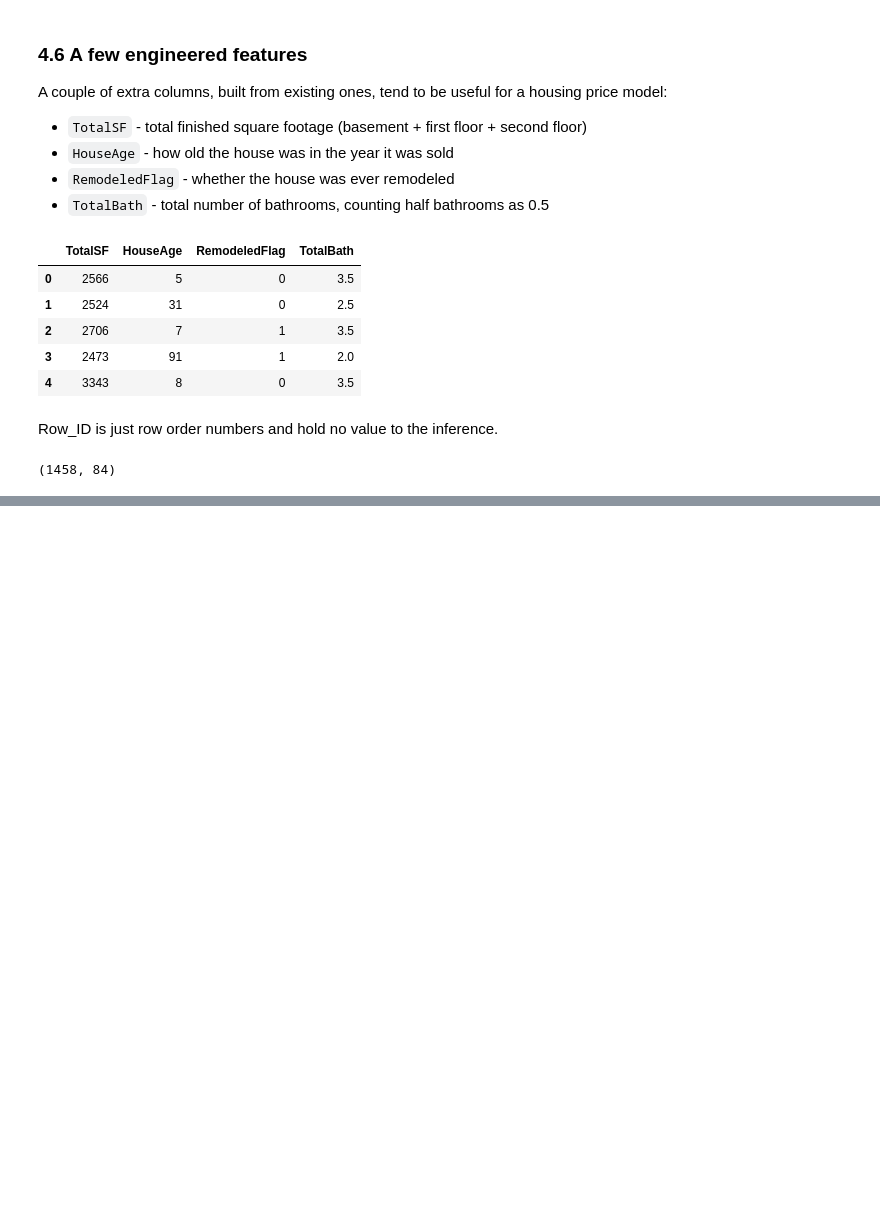
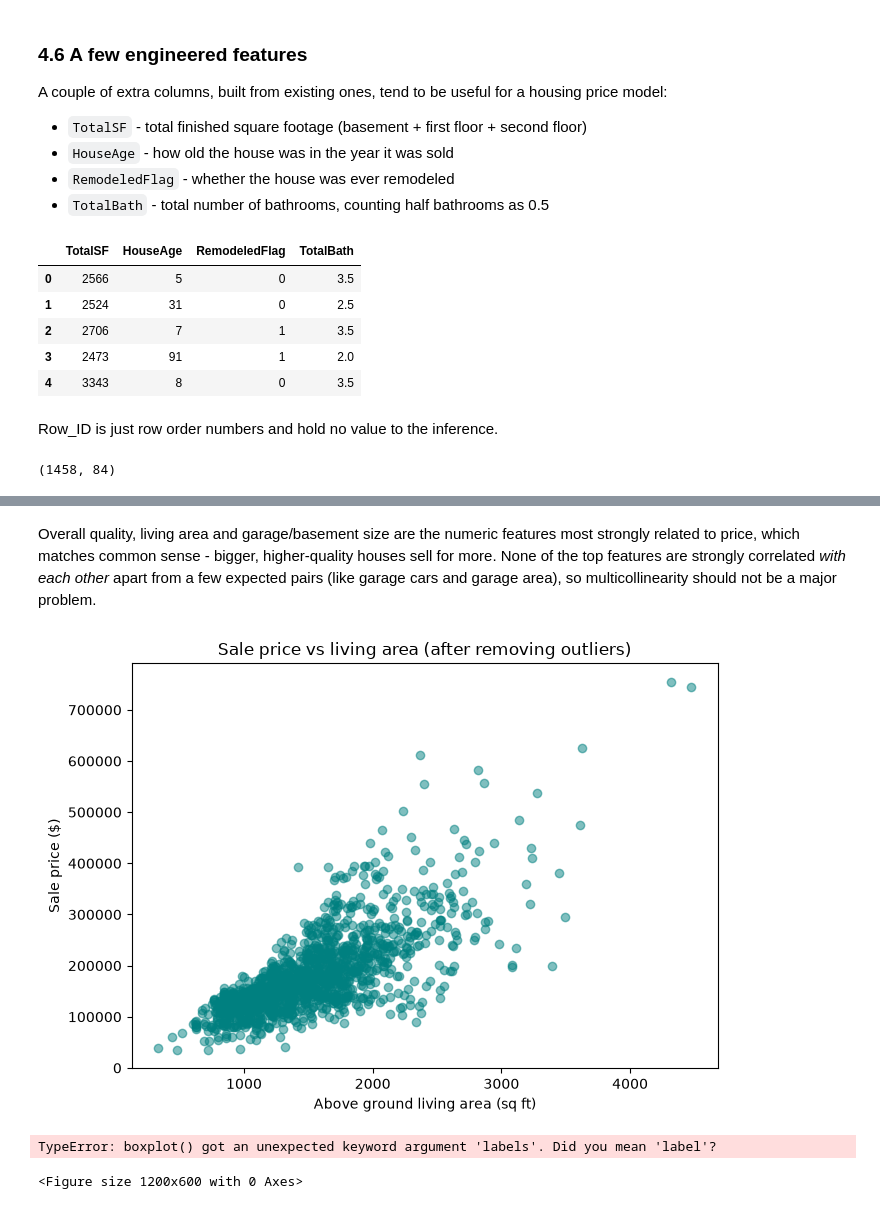
Before and after one commit to Majid-ctrl/Ames-Housing-Data-Cleaning-DS-Price-Prediction-Project, a Jupyter notebook: Notebook.ipynb, the cells around one changed output, grey strips where cells are left out. Cells and saved outputs as stored; diff of their text form; code cells hidden in the pictures; blank space fills up the shorter version.

```diff
--- a/Notebook.ipynb
+++ b/Notebook.ipynb
@@ -325,0 +393,39 @@ print(df.shape)
+# %% [markdown]
+Overall quality, living area and garage/basement size are the numeric features most
+strongly related to price, which matches common sense - bigger, higher-quality houses
+sell for more. None of the top features are strongly correlated *with each other*
+apart from a few expected pairs (like garage cars and garage area), so
+multicollinearity should not be a major problem.
+# %%
+plt.figure(figsize=(7, 5))
+plt.scatter(df["GrLivArea"], df["SalePrice"], alpha=0.5, color="teal")
+plt.xlabel("Above ground living area (sq ft)")
+plt.ylabel("Sale price ($)")
+plt.title("Sale price vs living area (after removing outliers)")
+plt.tight_layout()
+plt.savefig("../figures/fig_scatter_grlivarea.png", dpi=150)
+plt.show()
+# %% [output]
+[figure, added]
+# %%
+median_by_neighborhood = df.groupby("Neighborhood")["SalePrice"].median().sort_values()
+
+neighborhood_groups = []
+neighborhood_names_sorted = []
+
+for neighborhood_name in median_by_neighborhood.index:
+    prices_in_neighborhood = df.loc[df["Neighborhood"] == neighborhood_name, "SalePrice"]
+    neighborhood_groups.append(prices_in_neighborhood.values)
+    neighborhood_names_sorted.append(neighborhood_name)
+
+plt.figure(figsize=(12, 6))
+plt.boxplot(neighborhood_groups, labels=neighborhood_names_sorted)
+plt.xticks(rotation=90)
+plt.ylabel("Sale price ($)")
+plt.title("Sale price by neighborhood (sorted by median price)")
+plt.tight_layout()
+plt.savefig("../figures/fig_boxplot_neighborhood.png", dpi=150)
+plt.show()
+# %% [output]
+TypeError: boxplot() got an unexpected keyword argument 'labels'. Did you mean 'label'?
+<Figure size 1200x600 with 0 Axes>
```
Also changed, not shown: parts of 13 cells of this notebook.
